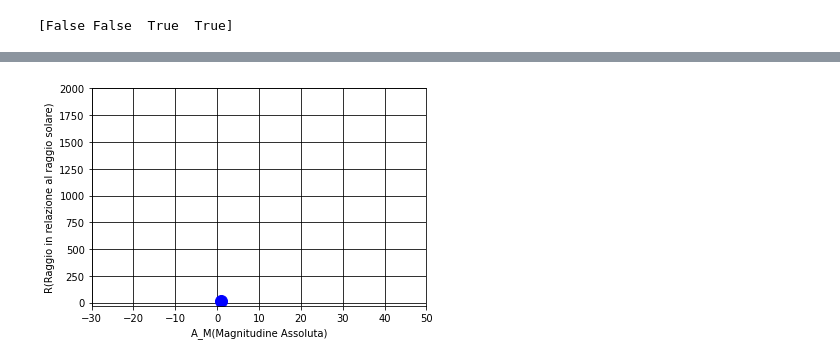
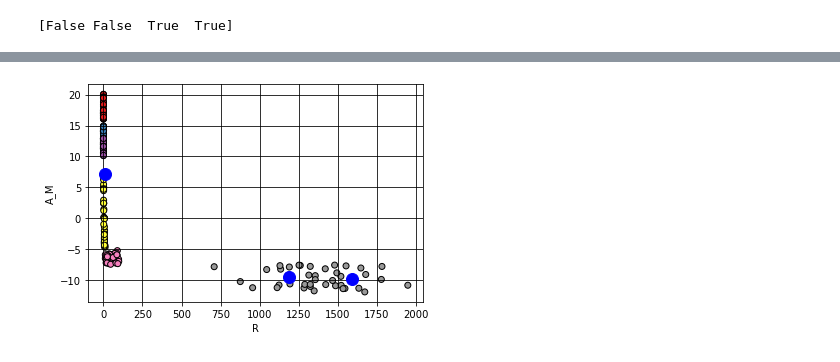
Before and after one commit to mattebasta/MachineLearning, a Jupyter notebook: Progetto/clustering(A_M,R).ipynb, the cells around one changed output, grey strips where cells are left out. Saved outputs shown, nothing was run; the diff lists cells and outputs as text; code cells hidden in the pictures.

```diff
--- a/Progetto/clustering(A_M,R).ipynb
+++ b/Progetto/clustering(A_M,R).ipynb
@@ -203,0 +155,5 @@ plt.show()
+# %%
+new_X = data.iloc[:, 2:4]
+new_Y = data.Type
+df_new = pd.DataFrame(new_X)
+df_new.head()
@@ -204,6 +167,5 @@ plt.show()
 # %%
-from sklearn.cluster import KMeans
-kmeans = KMeans(n_clusters=6, random_state=None).fit(X_array)
+kmeans = KMeans(n_clusters=3, random_state=10).fit(df_new)
 clusters = kmeans.cluster_centers_
 clusters
 # %% [output]
@@ -222,25 +175,19 @@ array([[ 1.53189730e+04,  2.26924865e+05,  5.23745135e+02,
 # %%
-# Plot the training points
 plt.rc('grid', linestyle="-", color='black')
-plt.scatter(X_array[:, 0], X_array[:, 1] ,y_array, cmap=plt.cm.Set1, edgecolor='k')
-plt.xlabel('Sepal length')
-plt.ylabel('Sepal width')
+plt.scatter(df_new.iloc[:, 0], df_new.iloc[:, 1], c=new_Y, cmap=plt.cm.Set1, edgecolor='k')
+plt.xlabel('R')
+plt.ylabel('A_M')
 
-plt.plot(clusters[0][0],clusters[0][1],clusters[0][2],clusters[0][3],'bo',markersize=12)
-plt.plot(clusters[1][0],clusters[1][1],clusters[1][2],clusters[1][3],'bo',markersize=12)
-plt.plot(clusters[2][0],clusters[2][1],clusters[2][2],clusters[2][3],'bo',markersize=12)
-plt.plot(clusters[3][0],clusters[3][1],clusters[3][2],clusters[3][3],'bo',markersize=12)
-plt.plot(clusters[4][0],clusters[4][1],clusters[4][2],clusters[4][3],'bo',markersize=12)
-plt.plot(clusters[5][0],clusters[5][1],clusters[5][2],clusters[5][3],'bo',markersize=12)
+plt.plot(clusters[0][0],clusters[0][1],'bo',markersize=12)
+plt.plot(clusters[1][0],clusters[1][1],'bo',markersize=12)
+plt.plot(clusters[2][0],clusters[2][1],'bo',markersize=12)
 
-x_min = y_min = -30
-x_max = 50
-y_max = 2000
-plt.xlim(x_min, x_max)
-plt.ylim(y_min, y_max)
-plt.xlabel('A_M(Magnitudine Assoluta)')
-plt.ylabel('R(Raggio in relazione al raggio solare)')
+
+
+
+plt.xlabel('R')
+plt.ylabel('A_M')
 plt.grid(True)
 plt.show()
 # %% [output]
-[figure, old version]
+[figure, new version]
```
Also changed, not shown: parts of 23 cells of this notebook, 1 other file.
